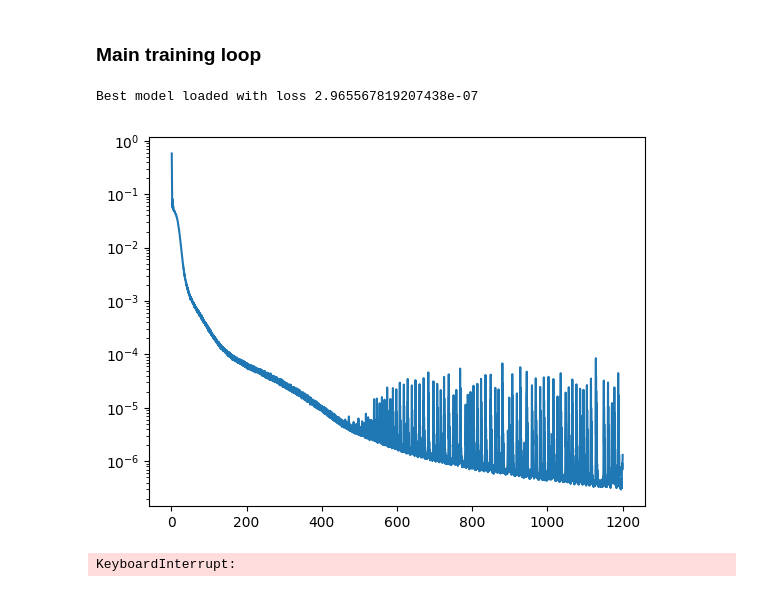
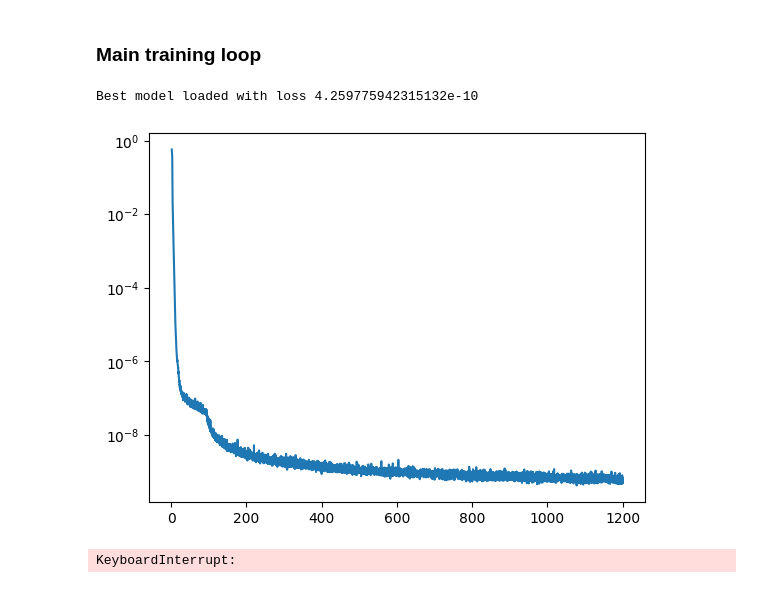
Before and after one commit to JamesAndrewKing/GaussNewtonShapes, a Jupyter notebook: notebooks/catenoid.ipynb, the cells around one changed output. Cells and saved outputs as stored; diff of their text form; code cells hidden in the pictures.

```diff
--- a/notebooks/catenoid.ipynb
+++ b/notebooks/catenoid.ipynb
@@ -287,14 +263,14 @@ fig.display()
 # %% [markdown]
 ### Main training loop
 # %%
-pts_space = 2 * torch.rand([1000, 3], dtype=torch.float64) - 1
+# pts_space = 2 * torch.rand([1000, 3], dtype=torch.float64) - 1
 pts_space_fixed = 2 * torch.rand([1000, 3], dtype=torch.float64) - 1
 pts_eikonal = torch.cat((pts_space_fixed, pts_boundary))
 pts_surface = pts_boundary
 
 
-# loss_weights = {"interface": 1.0, "eikonal": 0.001, "curvature": 1.0}
-loss_weights = {"interface": 1.0, "eikonal": 0.1, "curvature": 1.0}
+loss_weights = {"interface": 1.0, "eikonal": 0.001, "curvature": 1.0}
+# loss_weights = {"interface": 1.0, "eikonal": 0.1, "curvature": 1.0}
 
 
 config = {
@@ -319,9 +295,9 @@ chamfer_over_time = {}
 best_loss = float('inf')
 # bounds = torch.tensor([[-1,1], [-1,1], [-1,1]], dtype=torch.float64)
 # Gauss-Newton:
-# optim = HandNGD(model, lr=1e-1, config=config)
+optim = GaussNewton(model, lr=1e-1, config=config)
 # Adam:
-optim = torch.optim.Adam(model.parameters(), lr=1e-3)
+# optim = torch.optim.Adam(model.parameters(), lr=1e-3)
 # eikonal weight has to be small compared to h_laplace, see StabEik
 start_time = time.time()
 current_time = 0
@@ -351,35 +327,35 @@ for i in (pbar:=trange(100000)):
     loss.backward()
     with torch.no_grad():
         loss_metric = loss_interface + loss_curvature
         current_time = time.time() - start_time
         loss_over_time[current_time] = loss_metric.item()
         distance_over_time[current_time] = compute_distance(model.double(), catenoid_level_set, pts_surface, pts_surface_true)
         chamfer_over_time[current_time] = chamfer_disc(model, pts_surface_true)
 
         if loss_metric.item() < best_loss:
             best_loss = loss_metric.item()
             best_model_state = copy.deepcopy(model.state_dict())
 
         pbar.set_description(f"interface: {loss_interface.item():.2e} "
                             f"eikonal: {loss_eikonal.item():.2e} "
                             f"curvature: {loss_curvature.item():.2e} "
                             # f"laplacian: {loss_laplacian.item():.2e} "
                             f"error: {chamfer_over_time[current_time]:.2e} "
                             f"{len(pts_surface)}"
                             )
     optim.step()
 
 # Load the best model after training
 if best_model_state is not None:
     model.load_state_dict(best_model_state)
     print(f"Best model loaded with loss {best_loss}")
 
 plt.plot(loss_over_time.keys(), loss_over_time.values())
 plt.semilogy()
 plt.show()
 # %% [output]
-Best model loaded with loss 2.965567819207438e-07
+Best model loaded with loss 4.259775942315132e-10
-[figure, old version]
+[figure, new version]
 # %%
 import time
 
```
Also changed, not shown: parts of 5 cells of this notebook, 3 other files.
